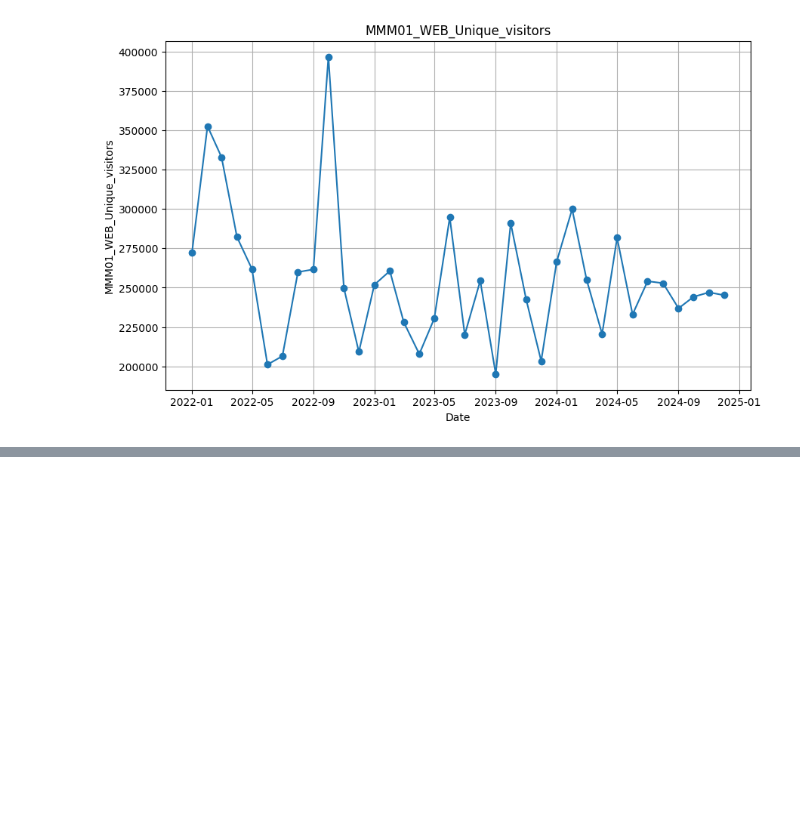
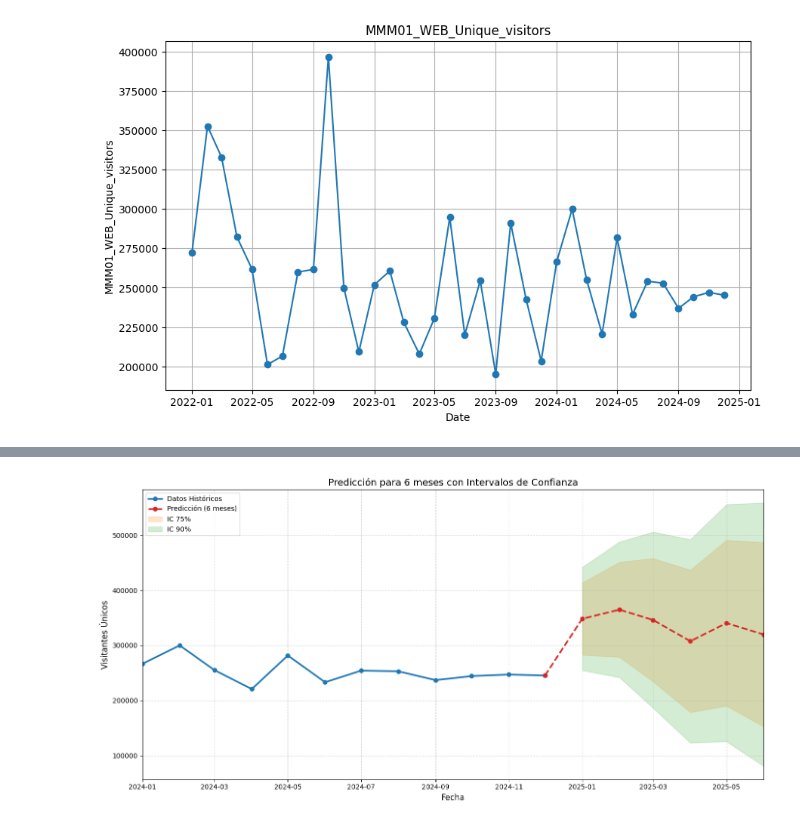
Before and after one commit to alejandromtnz/MMM, a Jupyter notebook: sarima.ipynb, the cells around one changed output, grey strips where cells are left out. Cells and saved outputs as stored; diff of their text form; code cells hidden in the pictures; blank space fills up the shorter version.

```diff
--- a/sarima.ipynb
+++ b/sarima.ipynb
@@ -1175,0 +681,99 @@ NameError: name 'sarima_predictions_12months' is not defined
+# %%
+import pandas as pd
+import matplotlib.pyplot as plt
+from statsmodels.tsa.api import SARIMAX
+import numpy as np
+
+# 1. Ajustar el modelo SARIMA
+sarima_model = SARIMAX(df['MMM01_WEB_Unique_visitors'],
+                      order=(1, 2, 2),
+                      seasonal_order=(0, 1, 1, 12))
+sarima_fit = sarima_model.fit(disp=False)
+
+# 2. Configurar predicción de 6 meses
+forecast_months = 6
+last_date = df.index[-1]
+
+# Obtener predicción con intervalos
+forecast = sarima_fit.get_forecast(steps=forecast_months)
+predictions = forecast.predicted_mean
+conf_75 = forecast.conf_int(alpha=0.25)  # 75% confianza
+conf_90 = forecast.conf_int(alpha=0.10)  # 90% confianza
+
+# 3. Preparar datos para gráfico (últimos 12 meses históricos)
+show_last = 12
+historical_data = df['MMM01_WEB_Unique_visitors'].iloc[-show_last:]
+
+# 4. Gráfico mejorado con conexión perfecta (usando pd.concat en lugar de append)
+plt.figure(figsize=(14, 7))
+
+# Datos históricos
+plt.plot(historical_data.index, historical_data,
+         label='Datos Históricos',
+         color='#1f77b4',
+         linewidth=2.5,
+         marker='o')
+
+# Crear serie extendida usando pd.concat (corrección del error)
+last_point = pd.Series([historical_data.iloc[-1]], index=[historical_data.index[-1]])
+extended_predictions = pd.concat([last_point, predictions])
+
+# Predicciones
+plt.plot(extended_predictions.index, extended_predictions,
+         label=f'Predicción ({forecast_months} meses)',
+         color='#d62728',
+         linestyle='--',
+         linewidth=2.5,
+         marker='o')
+
+# Intervalos de confianza extendidos
+conf_75_ext = pd.concat([
+    pd.DataFrame([[np.nan, np.nan]], columns=conf_75.columns, index=[historical_data.index[-1]]),
+    conf_75
+])
+conf_90_ext = pd.concat([
+    pd.DataFrame([[np.nan, np.nan]], columns=conf_90.columns, index=[historical_data.index[-1]]),
+    conf_90
+])
+
+plt.fill_between(conf_75_ext.index,
+                 conf_75_ext.iloc[:, 0],
+                 conf_75_ext.iloc[:, 1],
+                 color='#ff7f0e',
+                 alpha=0.2,
+                 label='IC 75%')
+
+plt.fill_between(conf_90_ext.index,
+                 conf_90_ext.iloc[:, 0],
+                 conf_90_ext.iloc[:, 1],
+                 color='#2ca02c',
+                 alpha=0.2,
+                 label='IC 90%')
+
+# Personalización del gráfico
+plt.xlabel('Fecha', fontsize=12)
+plt.ylabel('Visitantes Únicos', fontsize=12)
+plt.title(f'Predicción para {forecast_months} meses con Intervalos de Confianza', fontsize=14)
+plt.legend(fontsize=10, loc='upper left')
+plt.grid(True, linestyle='--', alpha=0.5)
+
+# Ajustar límites del eje x
+plt.xlim(historical_data.index[0], predictions.index[-1])
+
+plt.tight_layout()
+plt.show()
+
+# 5. Tabla de resultados
+results_df = pd.DataFrame({
+    'Fecha': predictions.index,
+    'Predicción': predictions.round(0),
+    'IC 75% Inferior': conf_75.iloc[:, 0].round(0),
+    'IC 75% Superior': conf_75.iloc[:, 1].round(0),
+    'IC 90% Inferior': conf_90.iloc[:, 0].round(0),
+    'IC 90% Superior': conf_90.iloc[:, 1].round(0)
+})
+
+print("\nDETALLE DE PREDICCIONES:")
+print(results_df.to_string(index=False))
+# %% [output]
+[figure, added]
```
Also changed, not shown: parts of 33 cells of this notebook.
